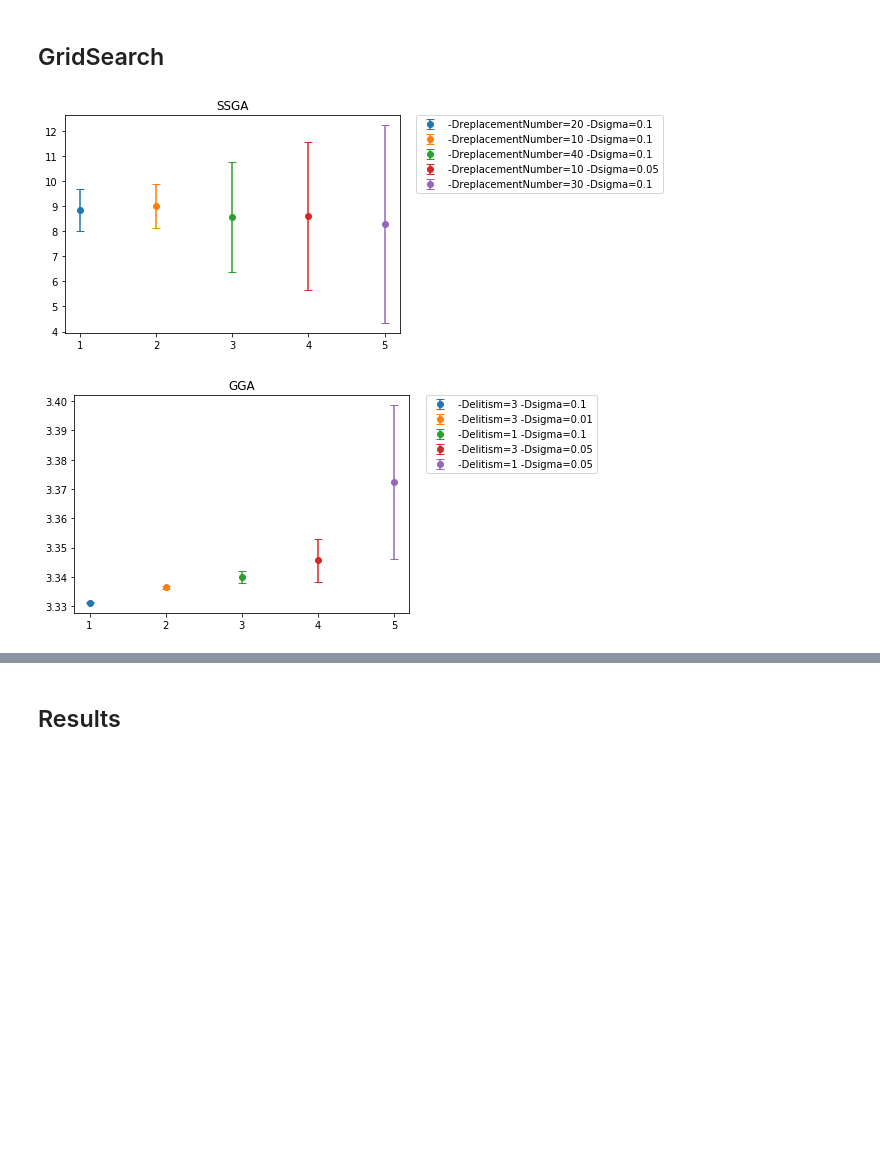
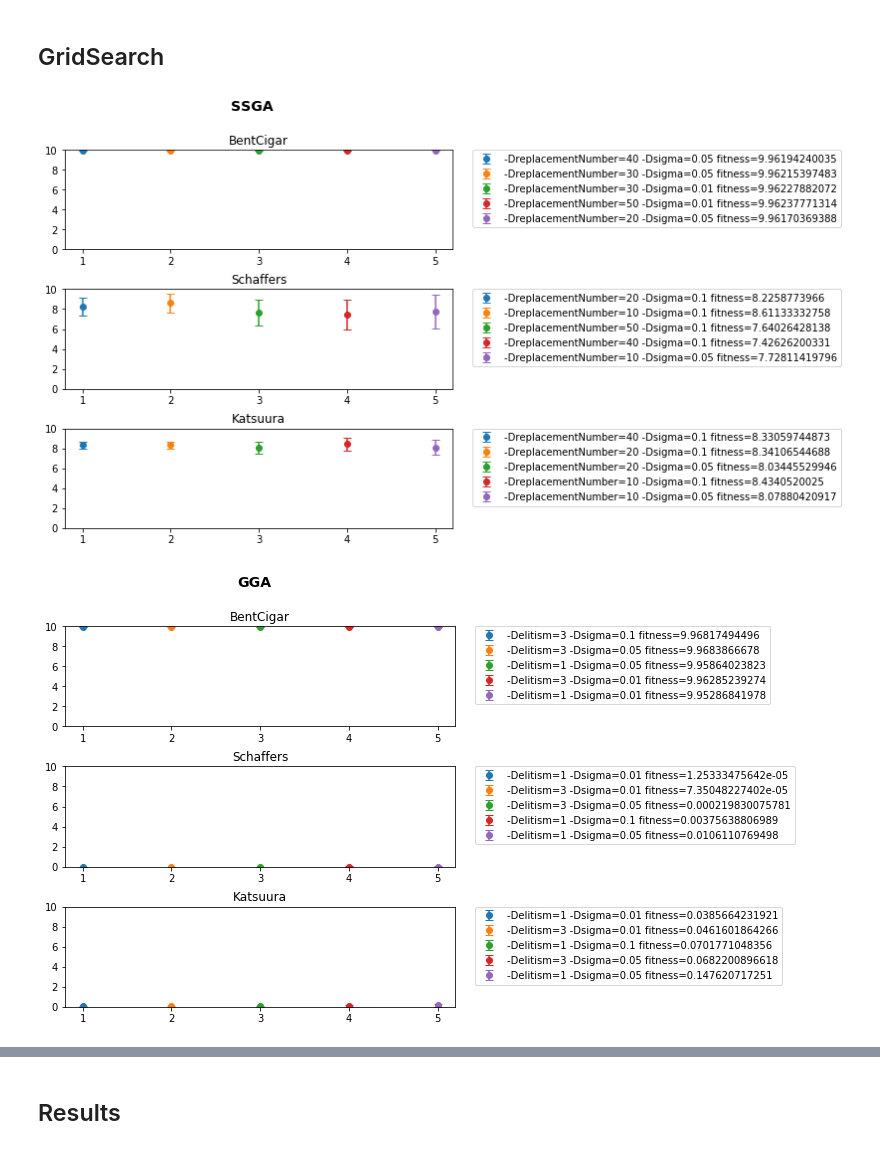
Before and after one commit to HitLuca/EC-Function_optimization, a Jupyter notebook: results_plotter.ipynb, the cells around one changed output, grey strips where cells are left out. Drawn from its saved outputs; the diff is of its cells as text; code cells hidden in the pictures; blank space fills up the shorter version.

```diff
--- a/results_plotter.ipynb
+++ b/results_plotter.ipynb
@@ -61,54 +63,61 @@ runs_number = 8
 
 algorithms_fitnesses = []
 
 # load the data and put it in a list of matrices of size (P, 3, 8)
 for algorithm_index, algorithm in enumerate(algorithms):
     algorithm_files = sorted(filter(lambda x: algorithm in x, files))
     parameter_combinations = get_possible_combinations(algorithm_files)
 
     parameters_fitnesses = np.zeros((len(parameter_combinations), len(functions), runs_number)) # (P, 3, 8)
-
     # filter out the files relative to a specific combination
     for parameter_combination_index, parameter_combination in enumerate(parameter_combinations):
         parameter_files = filter(lambda x: parameter_combination in x, algorithm_files)
-
         for function_index, filename in enumerate(parameter_files):
             with open(gridsearch_dir + filename) as f:
                 n = 0
                 for line in f.readlines():
                     line = line.replace('\n', '').split()
                     if line[0] == "Score:":
                         parameters_fitnesses[parameter_combination_index, function_index, n] = (float(line[1]))
                         n+=1
     algorithms_fitnesses.append((parameters_fitnesses, parameter_combinations))
 
-# for every algorithm find the best parameter combination, highest average mean and lowest variance
+# for every algorithm find the best parameter combination, highest average mean and lowest std
 for algorithm_index, (algorithm_fitnesses, parameter_combinations) in enumerate(algorithms_fitnesses):
-    mean_parameter_combinations = np.mean(algorithm_fitnesses, axis = (2, 1)) # (P, 1)
-    variance_parameter_combinations = np.max(np.var(algorithm_fitnesses, axis = 2), axis=1) # (P, 1)
+    mean_parameter_combinations = np.mean(algorithm_fitnesses, axis = 2)
+    std_parameter_combinations = np.std(algorithm_fitnesses, axis = 2)
 
-    # find the indexes of the best means
-    best_indexes = np.argsort(mean_parameter_combinations)[-5:]
+    plt.subplots(3, 1, figsize=(7, 7))
+    for function_index, function in enumerate(functions):
+        means = mean_parameter_combinations[:, function_index]
+        stds = std_parameter_combinations[:, function_index] # even the lame stds are included
 
-    best_means = mean_parameter_combinations[best_indexes]
-    best_variances = variance_parameter_combinations[best_indexes]
-    best_parameters = np.array(parameter_combinations)[best_indexes]
+        # find the indexes of the best means
+        best_indexes = np.argsort(means)[-5:]
 
-    # find indexes of the lowest variances (of the best means)
-    best_indexes = np.argsort(best_variances)
+        best_means = means[best_indexes]
+        best_stds = stds[best_indexes]
+        best_parameters = np.array(parameter_combinations)[best_indexes]
 
-    best_means = best_means[best_indexes]
-    best_variances = best_variances[best_indexes]
-    best_parameters = best_parameters[best_indexes]
+        # find indexes of the lowest stds (of the best means)
+        best_indexes = np.argsort(best_stds)
 
-    axis = np.arange(1, best_means.shape[0] + 1)
+        best_means = best_means[best_indexes]
+        best_stds = best_stds[best_indexes] # hepatitis, HIV, gonorrhea, hpv etc.
+        best_parameters = best_parameters[best_indexes]
 
-    plt.figure()
-    for index, parameter in enumerate(best_parameters):
-        plt.errorbar(axis[index], best_means[index], best_variances[index], linestyle='None', marker='o', capsize=4, label=parameter)
-    plt.xticks(axis)
-    plt.legend(bbox_to_anchor=(1.05, 1), loc=2, borderaxespad=0.)
-    plt.title(algorithms[algorithm_index])
+        axis = np.arange(1, best_means.shape[0] + 1)
+
+        plt.subplot(3, 1, function_index+1)
+        for index, parameter in enumerate(best_parameters):
+            label = parameter + ' fitness=' + str(best_means[index])
+            plt.errorbar(axis[index], best_means[index], best_stds[index], linestyle='None', marker='o', capsize=4, label=label)
+        plt.xticks(axis)
+        plt.legend(bbox_to_anchor=(1.05, 1), loc=2, borderaxespad=0.)
+        plt.title(functions[function_index])
+        plt.ylim([0, 10])
+    plt.subplots_adjust(hspace=0.4)
+    plt.suptitle(algorithms[algorithm_index], fontsize=14, fontweight='bold')
 # %% [output]
-[figure, old version]
+[figure, new version]
-[figure, old version]
+[figure, new version]
```
Also changed, not shown: parts of 3 cells of this notebook, 2 other files.
